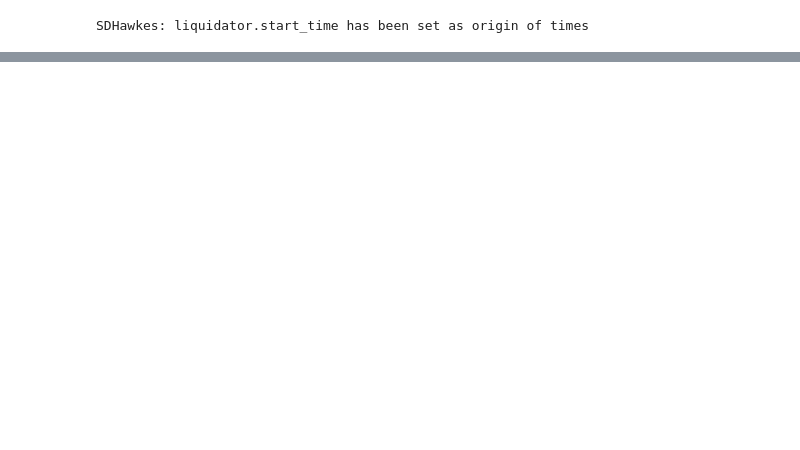
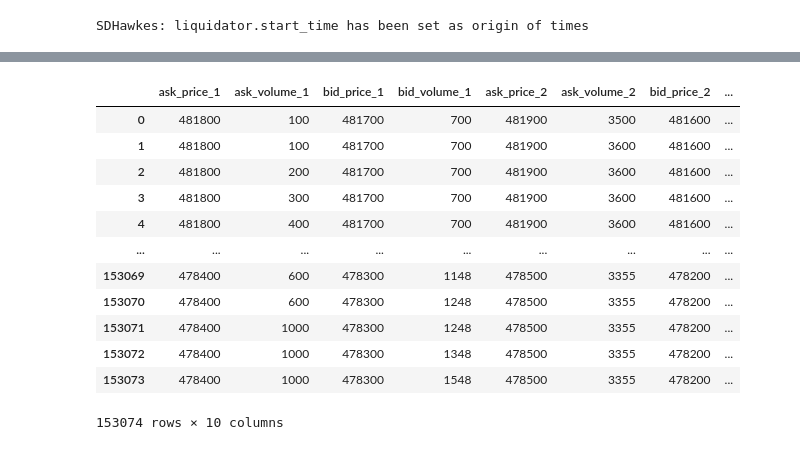
Before and after one commit to claudio-ICL/pipest, a Jupyter notebook: pipest/presentation_notebook.ipynb, the cells around one changed output, grey strips where cells are left out. Drawn from its saved outputs; the diff is of its cells as text; code cells hidden in the pictures; blank space fills up the shorter version.

```diff
--- a/pipest/presentation_notebook.ipynb
+++ b/pipest/presentation_notebook.ipynb
@@ -208,0 +214,15 @@ model.plot_events_and_states(t_0=-5.5,t_1=65.0, first_event_index=0)
+# %%
+symbol='INTC'
+date='2019-01-23'
+initial_time=float(37800)
+final_time=float(41400)
+time_window=str('{}-{}'.format(int(initial_time),int(final_time)))
+# %%
+LOB,messagefile=from_lobster.read_from_LOBSTER(symbol,date,
+                 dump_after_reading=False,
+                 add_level_to_messagefile=True
+                )
+LOB,messagefile=from_lobster.select_subset(LOB,messagefile,
+                 initial_time=initial_time,
+                 final_time=final_time
+                )
@@ -208,0 +244,26 @@ model.plot_events_and_states(t_0=-5.5,t_1=65.0, first_event_index=0)
+# %%
+man_mf=from_lobster.ManipulateMessageFile(
+     LOB,messagefile, symbol=symbol,date=date,
+     aggregate_time_stamp=True,
+     eventTypes_to_aggregate=[1,2,3,4,5],
+     separate_directions=True,
+     equiparate_45_events_with_same_time_stamp=True,
+     eventTypes_to_drop_after_aggregation=[3],
+     drop_5_events_with_same_time_stamp_as_4=True,
+     drop_5_events_after_aggregation=True,
+     tolerance_when_dropping=1.0e-8,
+     clear_same_time_stamp=True,
+     add_hawkes_marks=True,
+     num_iter=4
+)
+man_ob=from_lobster.ManipulateOrderBook(
+    man_mf.LOB_sdhawkes,symbol=symbol,date=date,
+    ticksize=man_mf.ticksize,n_levels=man_mf.n_levels,volume_imbalance_upto_level=2)
+data=from_lobster.DataToStore(man_ob,man_mf,time_origin=initial_time)
+data.LOB.drop(columns=['original_idx'], inplace=True, errors='ignore')
+data.messagefile.drop(columns=['original_idx', 'delta_t', 'same_time_stamp'], inplace=True, errors='ignore')
+data.messagefile.columns = [col if col!='hawkes_mark' else 'hawkes_component' for col in data.messagefile.columns]
+data.messagefile['hawkes_component']+=1
+df_event_encoding = man_mf.event_enc.df_event_enc
+df_event_encoding.columns = ['hawkes_component', 'lobster_event_type', 'direction', 'level']
+df_event_encoding['hawkes_component']+=1
@@ -208,0 +336,17 @@ model.plot_events_and_states(t_0=-5.5,t_1=65.0, first_event_index=0)
+# %%
+cols= [*data.LOB.columns[0:8], *['time', 'one_dim_state']]
+data.LOB.loc[:,cols]
+# %% [output]
+|  | ask_price_1 | ask_volume_1 | bid_price_1 | bid_volume_1 | ask_price_2 | ask_volume_2 | bid_price_2 | ... |
+| 0 | 481800 | 100 | 481700 | 700 | 481900 | 3500 | 481600 | ... |
+| 1 | 481800 | 100 | 481700 | 700 | 481900 | 3600 | 481600 | ... |
+| 2 | 481800 | 200 | 481700 | 700 | 481900 | 3600 | 481600 | ... |
+| 3 | 481800 | 300 | 481700 | 700 | 481900 | 3600 | 481600 | ... |
+| 4 | 481800 | 400 | 481700 | 700 | 481900 | 3600 | 481600 | ... |
+| ... | ... | ... | ... | ... | ... | ... | ... | ... |
+| 153069 | 478400 | 600 | 478300 | 1148 | 478500 | 3355 | 478200 | ... |
+| 153070 | 478400 | 600 | 478300 | 1248 | 478500 | 3355 | 478200 | ... |
+| 153071 | 478400 | 1000 | 478300 | 1248 | 478500 | 3355 | 478200 | ... |
+| 153072 | 478400 | 1000 | 478300 | 1348 | 478500 | 3355 | 478200 | ... |
+| 153073 | 478400 | 1000 | 478300 | 1548 | 478500 | 3355 | 478200 | ... |
+153074 rows × 10 columns
```
Also changed, not shown: parts of 17 cells of this notebook, 7 other files.
